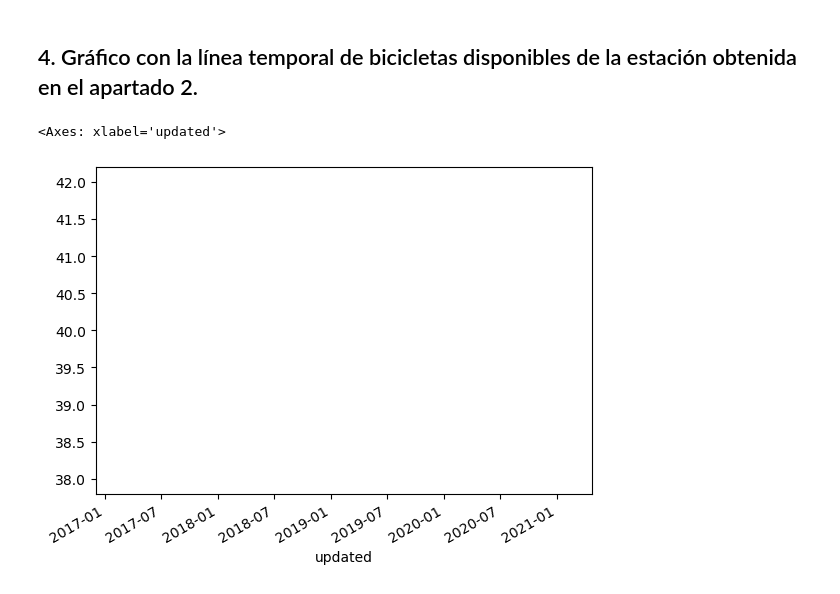
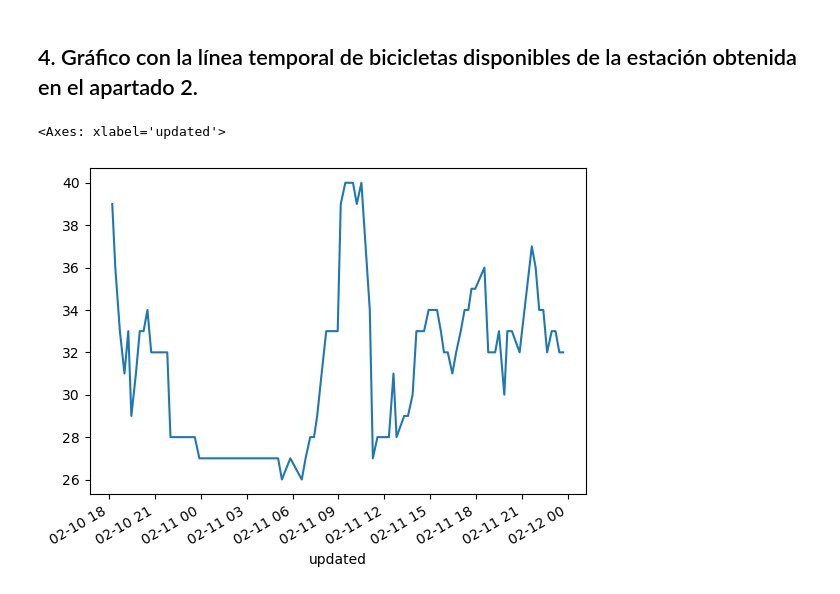
Before and after one commit to NoeliaO/CEIABD, a Jupyter notebook: PROGRAMACION DE INTELIGENCIA ARTIFICIAL/EJERCICIOS/ProyectoProgramacionIA-ValenBici/Ejercicio_Valenbici.ipynb, the cells around one changed output. Cells and saved outputs as stored; diff of their text form; code cells hidden in the pictures.

```diff
--- a/PROGRAMACION DE INTELIGENCIA ARTIFICIAL/EJERCICIOS/ProyectoProgramacionIA-ValenBici/Ejercicio_Valenbici.ipynb
+++ b/PROGRAMACION DE INTELIGENCIA ARTIFICIAL/EJERCICIOS/ProyectoProgramacionIA-ValenBici/Ejercicio_Valenbici.ipynb
@@ -77,7 +78,7 @@ Número de estaciones con 30 plazas: 1098
 # %% [markdown]
 ## 2. Código de estación con la media más alta de bicicletas disponibles (AVAILABLE con media más alta)
 # %%
-media_por_estacion = bicis.groupby("_id")["available"].mean()
+media_por_estacion = bicis.groupby("station")["available"].mean()
 estacion_media_alta = media_por_estacion.idxmax()
 print(f"Código de estación con la media más alta: {estacion_media_alta}")
 # %% [output]
@@ -93,8 +104,8 @@ bicis[bicis["_id"] == estacion_media_alta]["available"].hist()
 ## 4. Gráfico con la línea temporal de bicicletas disponibles de la estación obtenida en el apartado 2.
 # %%
 bicis["updated"] = pd.to_datetime(bicis["updated"])
-df_estacion = bicis[bicis["_id"] == estacion_media_alta]
+df_estacion = bicis[bicis["station"] == estacion_media_alta]
 df_estacion.set_index("updated")["available"].plot()
 # %% [output]
 <Axes: xlabel='updated'>
-[figure, old version]
+[figure, new version]
```
Also changed, not shown: parts of 4 cells of this notebook, 1 other file.
